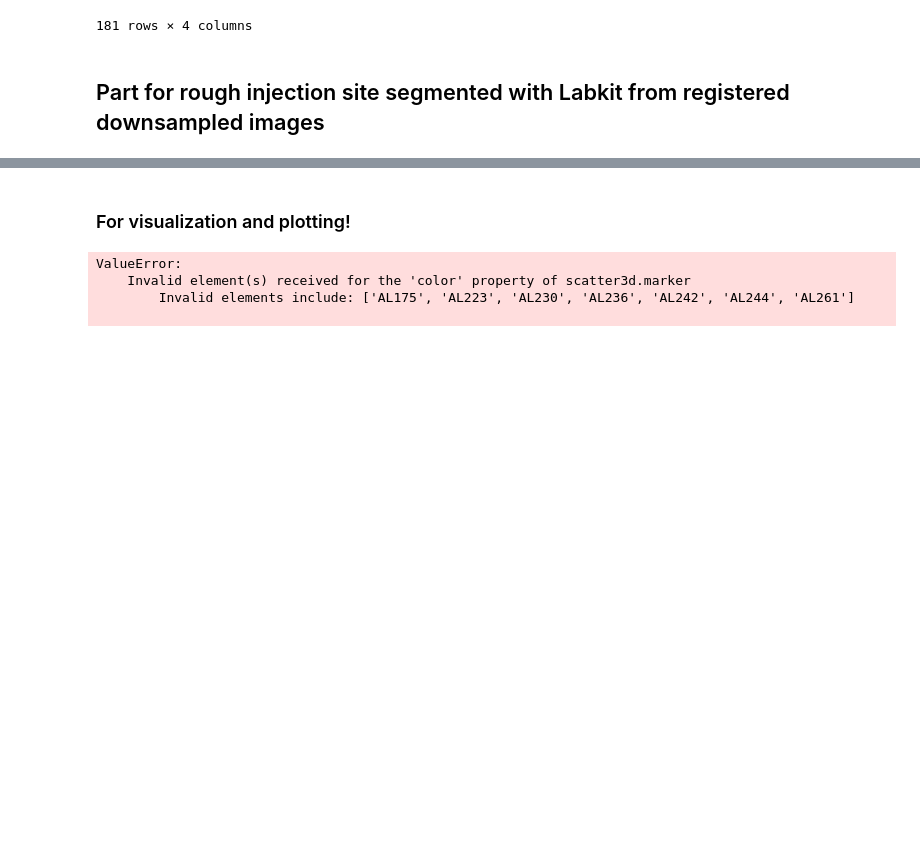
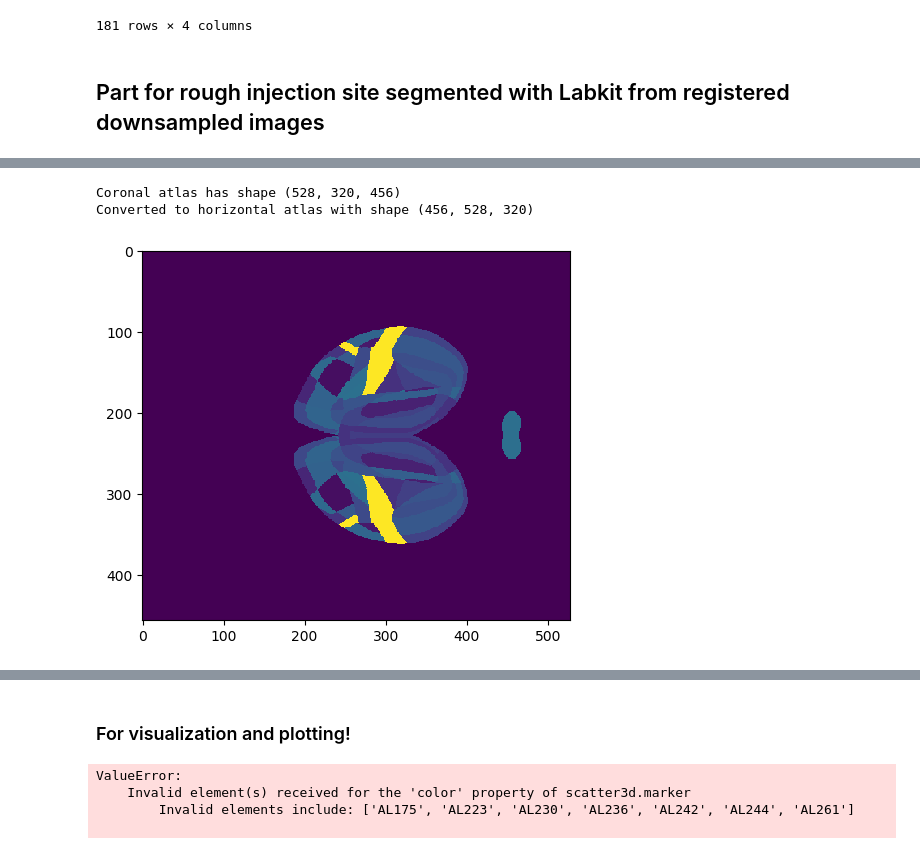
Before and after one commit to YANQI-LIU/Image_Registration, a Jupyter notebook: Get_cellbodies.ipynb, the cells around one changed output, grey strips where cells are left out. Drawn from its saved outputs; the diff is of its cells as text; code cells hidden in the pictures; blank space fills up the shorter version.

```diff
--- a/Get_cellbodies.ipynb
+++ b/Get_cellbodies.ipynb
@@ -362,0 +290,17 @@ array([[159.50494644, 263.49960264, 227.50645827],
+# %%
+mcc = MouseConnectivityCache(resolution=25)
+
+annot, annot_info = mcc.get_annotation_volume()
+
+print('Coronal atlas has shape', annot.shape)
+
+annot_h=np.moveaxis(annot, 2, 0) #reslice corontal atlas to horizontal atlas
+print('Converted to horizontal atlas with shape', annot_h.shape)
+
+plt.imshow(annot_h[:,:,36], interpolation='nearest', vmin=0, vmax=3000)
+plt.show()
+# although in this plot it looks like the image should rotate 90 degrees to the right but it actually matches the dimension of image
+# %% [output]
+Coronal atlas has shape (528, 320, 456)
+Converted to horizontal atlas with shape (456, 528, 320)
+[figure, added]
```
Also changed, not shown: parts of 22 cells of this notebook.
